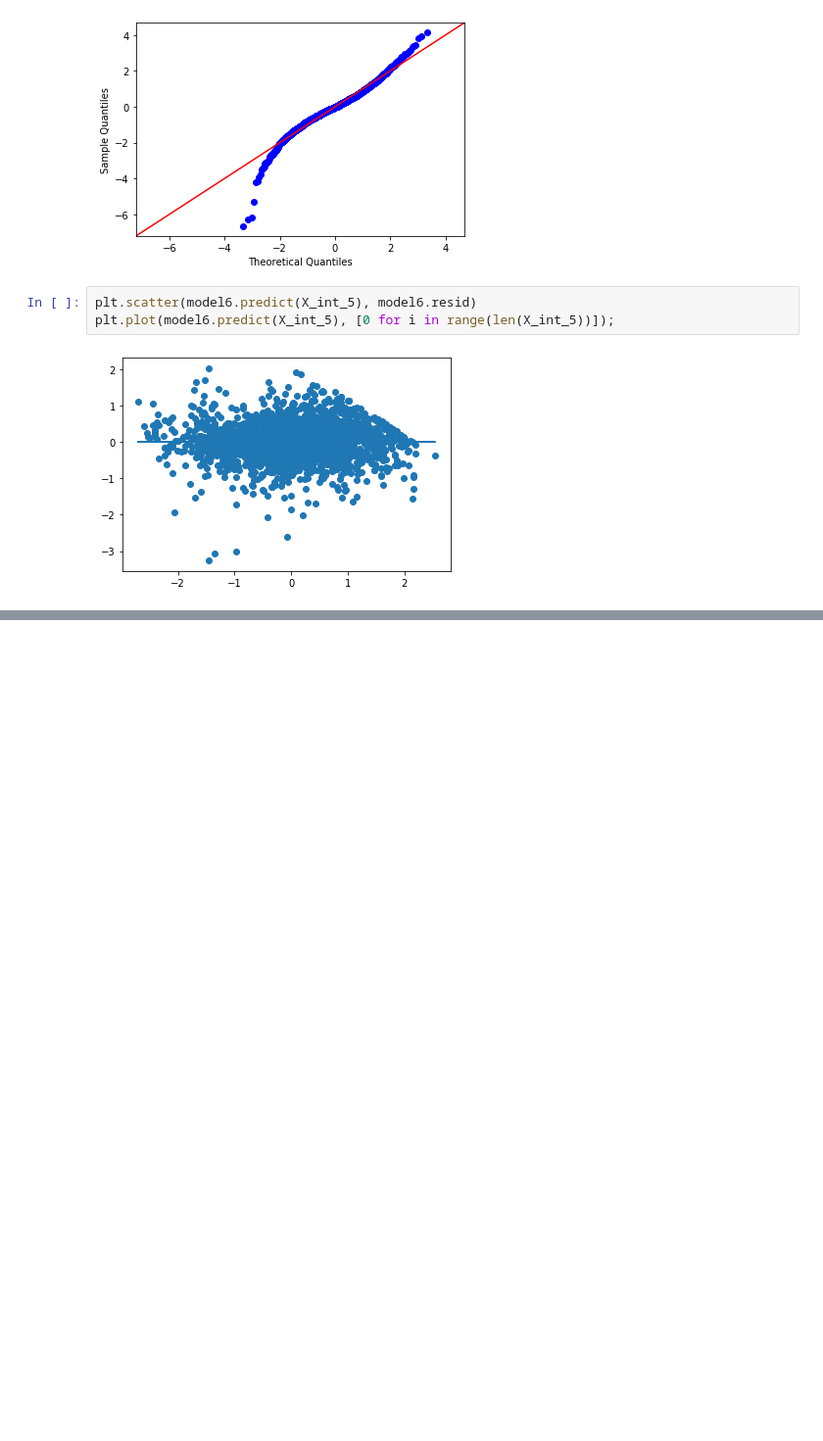
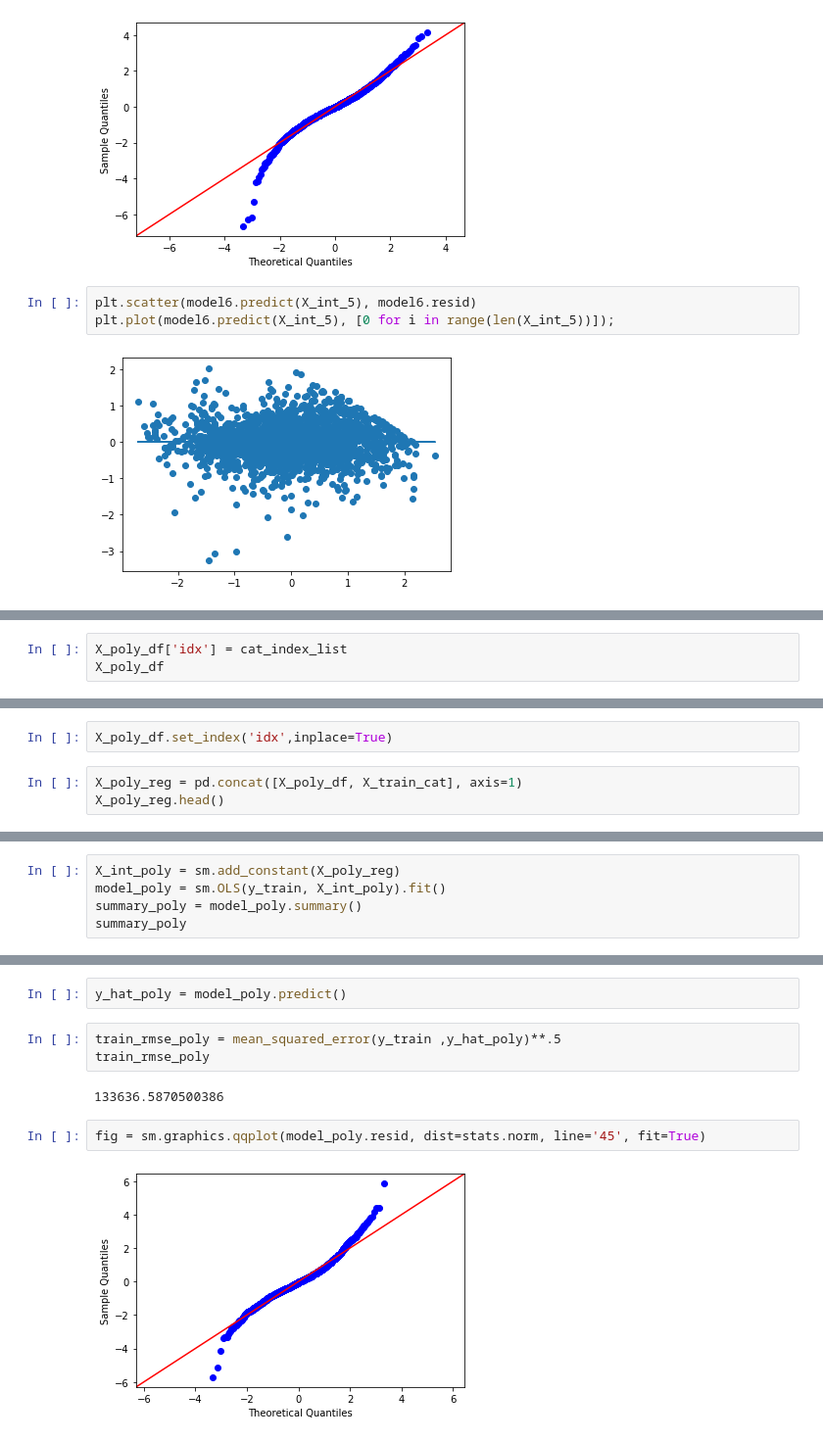
Before and after one commit to melodygr/Housing-Regression-Project, a Jupyter notebook: data-collection-EDA.ipynb, the cells around one changed output, grey strips where cells are left out. Shown at 98% size. Cells and saved outputs as stored; diff of their text form; blank space fills up the shorter version.

Commit message:
finalizing the model

```diff
--- a/data-collection-EDA.ipynb
+++ b/data-collection-EDA.ipynb
@@ -1225,0 +1316,3 @@ plt.plot(model6.predict(X_int_5), [0 for i in range(len(X_int_5))]);
+# %%
+X_poly_df['idx'] = cat_index_list
+X_poly_df
@@ -1225,0 +1338,5 @@ plt.plot(model6.predict(X_int_5), [0 for i in range(len(X_int_5))]);
+# %%
+X_poly_df.set_index('idx',inplace=True)
+# %%
+X_poly_reg = pd.concat([X_poly_df, X_train_cat], axis=1)
+X_poly_reg.head()
@@ -1225,0 +1368,5 @@ plt.plot(model6.predict(X_int_5), [0 for i in range(len(X_int_5))]);
+# %%
+X_int_poly = sm.add_constant(X_poly_reg)
+model_poly = sm.OLS(y_train, X_int_poly).fit()
+summary_poly = model_poly.summary()
+summary_poly
@@ -1225,0 +1408,11 @@ plt.plot(model6.predict(X_int_5), [0 for i in range(len(X_int_5))]);
+# %%
+y_hat_poly = model_poly.predict()
+# %%
+train_rmse_poly = mean_squared_error(y_train ,y_hat_poly)**.5
+train_rmse_poly
+# %% [output]
+133636.5870500386
+# %%
+fig = sm.graphics.qqplot(model_poly.resid, dist=stats.norm, line='45', fit=True)
+# %% [output]
+[figure, added]
```
Also changed, not shown: parts of 51 cells of this notebook, 1 other file.
